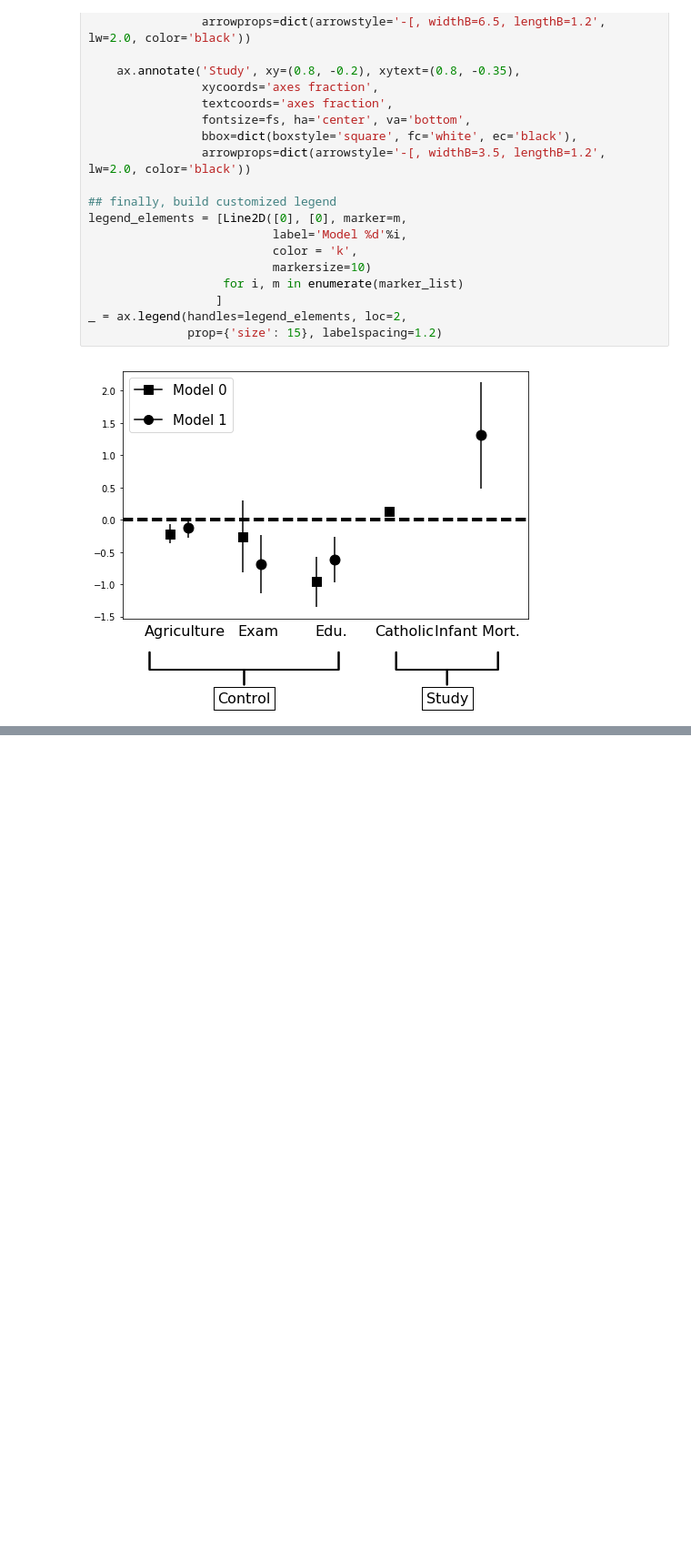
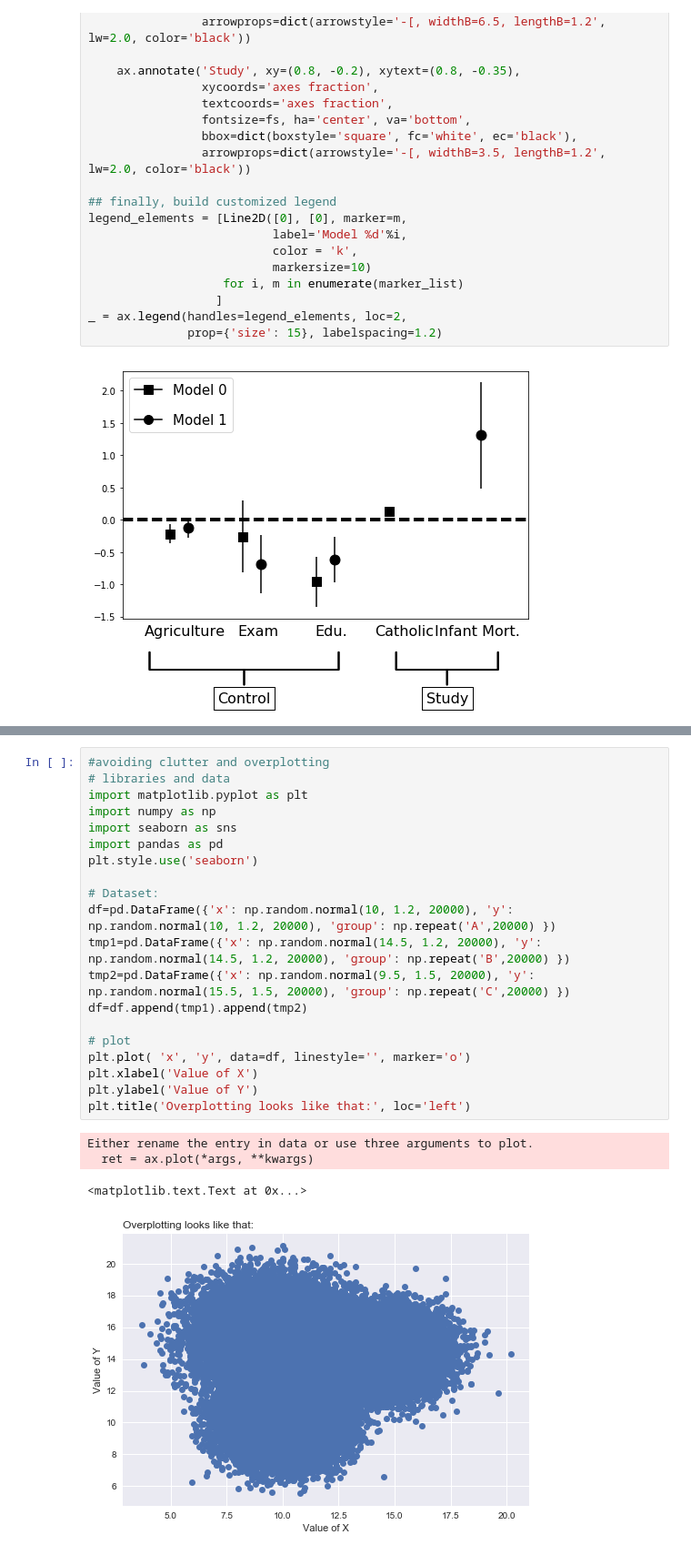
Before and after one commit to shionguha/cosc3570-introdatascience-fa18, a Jupyter notebook: nov13-15-demo.ipynb, the cells around one changed output, grey strips where cells are left out. Shown at 91% size. Saved outputs shown, nothing was run; the diff lists cells and outputs as text; blank space fills up the shorter version.

```diff
--- a/nov13-15-demo.ipynb
+++ b/nov13-15-demo.ipynb
@@ -248,0 +287,25 @@ _ = ax.legend(handles=legend_elements, loc=2,
+# %%
+#avoiding clutter and overplotting
+# libraries and data
+import matplotlib.pyplot as plt
+import numpy as np
+import seaborn as sns
+import pandas as pd
+plt.style.use('seaborn')
+
+# Dataset:
+df=pd.DataFrame({'x': np.random.normal(10, 1.2, 20000), 'y': np.random.normal(10, 1.2, 20000), 'group': np.repeat('A',20000) })
+tmp1=pd.DataFrame({'x': np.random.normal(14.5, 1.2, 20000), 'y': np.random.normal(14.5, 1.2, 20000), 'group': np.repeat('B',20000) })
+tmp2=pd.DataFrame({'x': np.random.normal(9.5, 1.5, 20000), 'y': np.random.normal(15.5, 1.5, 20000), 'group': np.repeat('C',20000) })
+df=df.append(tmp1).append(tmp2)
+
+# plot
+plt.plot( 'x', 'y', data=df, linestyle='', marker='o')
+plt.xlabel('Value of X')
+plt.ylabel('Value of Y')
+plt.title('Overplotting looks like that:', loc='left')
+# %% [output]
+Either rename the entry in data or use three arguments to plot.
+  ret = ax.plot(*args, **kwargs)
+<matplotlib.text.Text at 0x...>
+[figure, added]
```
Also changed, not shown: parts of 9 cells of this notebook.
